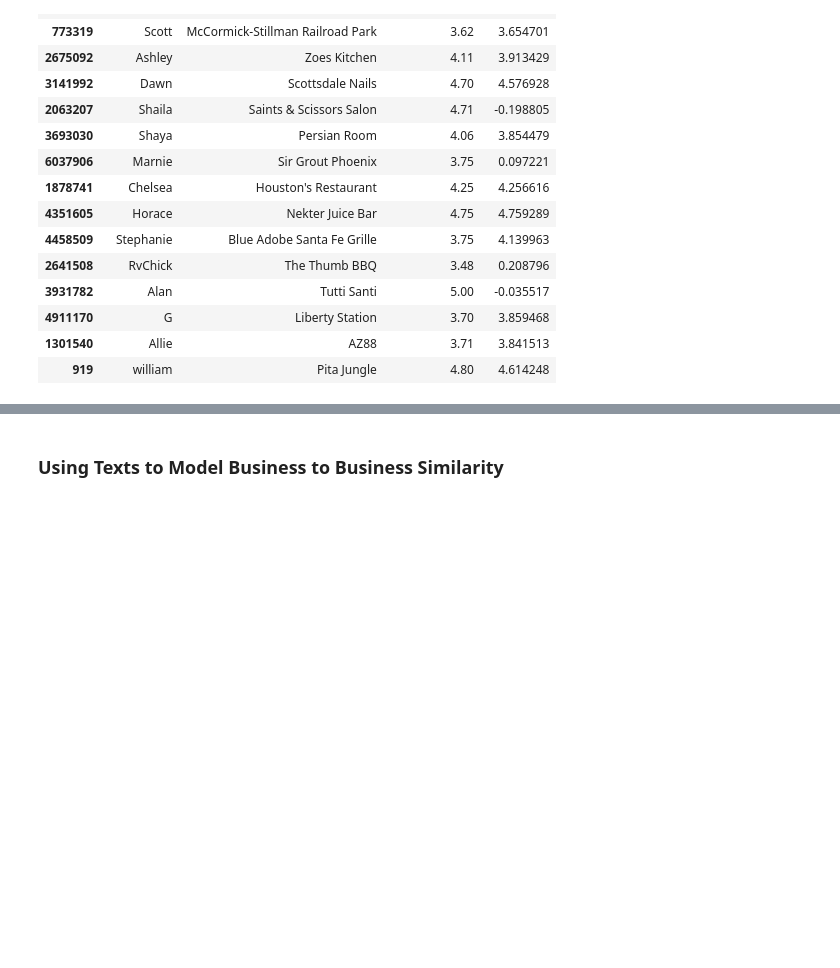
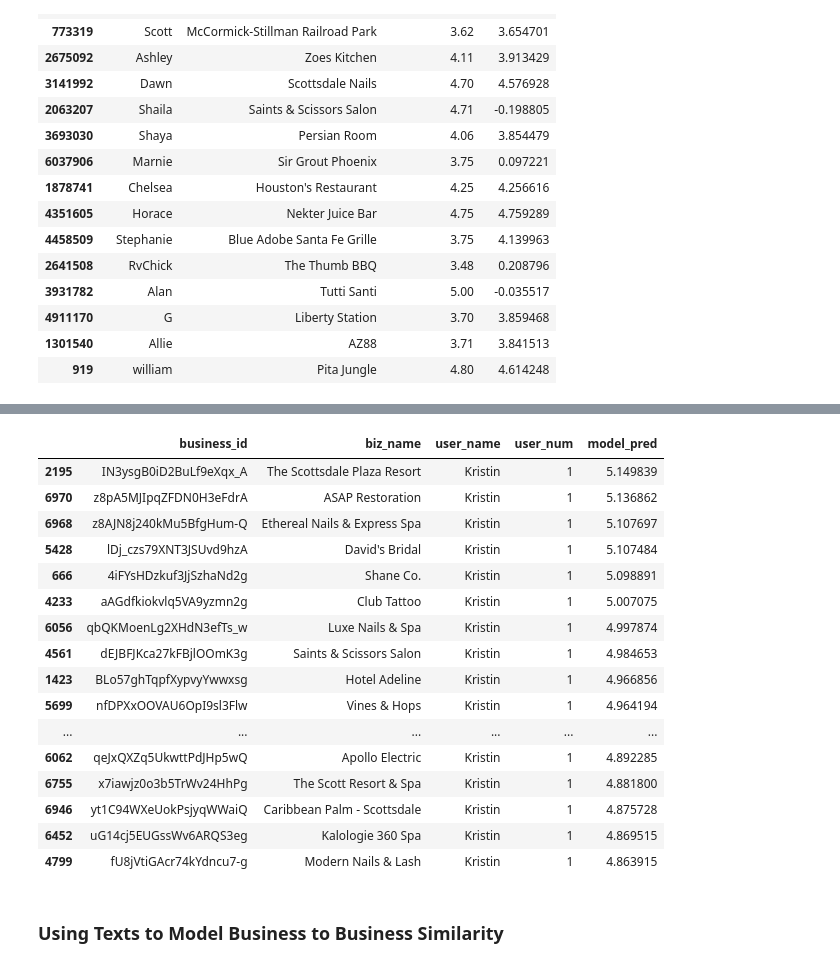
Before and after one commit to yuchild/yelp_cap3_jupyter, a Jupyter notebook: yelp_users_help_from_yelp.ipynb, the cells around one changed output, grey strips where cells are left out. Saved outputs shown, nothing was run; the diff lists cells and outputs as text; code cells hidden in the pictures; blank space fills up the shorter version.

```diff
--- a/yelp_users_help_from_yelp.ipynb
+++ b/yelp_users_help_from_yelp.ipynb
@@ -607,6 +607,3 @@ NN_Results_df(mod = model
 | 4911170 | G | Liberty Station | 3.70 | 3.859468 |
 | 1301540 | Allie | AZ88 | 3.71 | 3.841513 |
 | 919 | william | Pita Jungle | 4.80 | 4.614248 |
-# %%
-biz_df = user_rev_biz_scott.groupby(['business_id', 'biz_name']).size().reset_index(name="Freq")
-biz_df
@@ -627,2 +609,0 @@ biz_df
-# %%
-biz_df.drop('Freq', axis=1, inplace=True)
@@ -656,3 +670,3 @@ len(user_id_dict)
 # %%
-predictions = model.predict([np.array([0 for _ in range(7081)])
+predictions = model.predict([np.array([1 for _ in range(7081)])
                              , biz_df.index.values])
@@ -668,0 +673,6 @@ KeyError: "['user_name', 'biz_name'] not in index"
+# %%
+kristin_df = biz_df
+kristin_df['user_name'] = 'Kristin'
+kristin_df['user_num'] = 1
+kristin_df['model_pred'] = predictions
+kristin_df.head()
@@ -669,3 +686,23 @@ KeyError: "['user_name', 'biz_name'] not in index"
+# %%
+kristin_df.nlargest(28, ['model_pred'])
+# %% [output]
+|  | business_id | biz_name | user_name | user_num | model_pred |
+| 2195 | IN3ysgB0iD2BuLf9eXqx_A | The Scottsdale Plaza Resort | Kristin | 1 | 5.149839 |
+| 6970 | z8pA5MJIpqZFDN0H3eFdrA | ASAP Restoration | Kristin | 1 | 5.136862 |
+| 6968 | z8AJN8j240kMu5BfgHum-Q | Ethereal Nails & Express Spa | Kristin | 1 | 5.107697 |
+| 5428 | lDj_czs79XNT3JSUvd9hzA | David's Bridal | Kristin | 1 | 5.107484 |
+| 666 | 4iFYsHDzkuf3JjSzhaNd2g | Shane Co. | Kristin | 1 | 5.098891 |
+| 4233 | aAGdfkiokvlq5VA9yzmn2g | Club Tattoo | Kristin | 1 | 5.007075 |
+| 6056 | qbQKMoenLg2XHdN3efTs_w | Luxe Nails & Spa | Kristin | 1 | 4.997874 |
+| 4561 | dEJBFJKca27kFBjlOOmK3g | Saints & Scissors Salon | Kristin | 1 | 4.984653 |
+| 1423 | BLo57ghTqpfXypvyYwwxsg | Hotel Adeline | Kristin | 1 | 4.966856 |
+| 5699 | nfDPXxOOVAU6OpI9sl3Flw | Vines & Hops | Kristin | 1 | 4.964194 |
+| ... | ... | ... | ... | ... | ... |
+| 6062 | qeJxQXZq5UkwttPdJHp5wQ | Apollo Electric | Kristin | 1 | 4.892285 |
+| 6755 | x7iawjz0o3b5TrWv24HhPg | The Scott Resort & Spa | Kristin | 1 | 4.881800 |
+| 6946 | yt1C94WXeUokPsjyqWWaiQ | Caribbean Palm - Scottsdale | Kristin | 1 | 4.875728 |
+| 6452 | uG14cj5EUGssWv6ARQS3eg | Kalologie 360 Spa | Kristin | 1 | 4.869515 |
+| 4799 | fU8jVtiGAcr74kYdncu7-g | Modern Nails & Lash | Kristin | 1 | 4.863915 |
 # %% [markdown]
 ### Using Texts to Model Business to Business Similarity
 # %%
```
Also changed, not shown: parts of 15 cells of this notebook, 5 other files.
